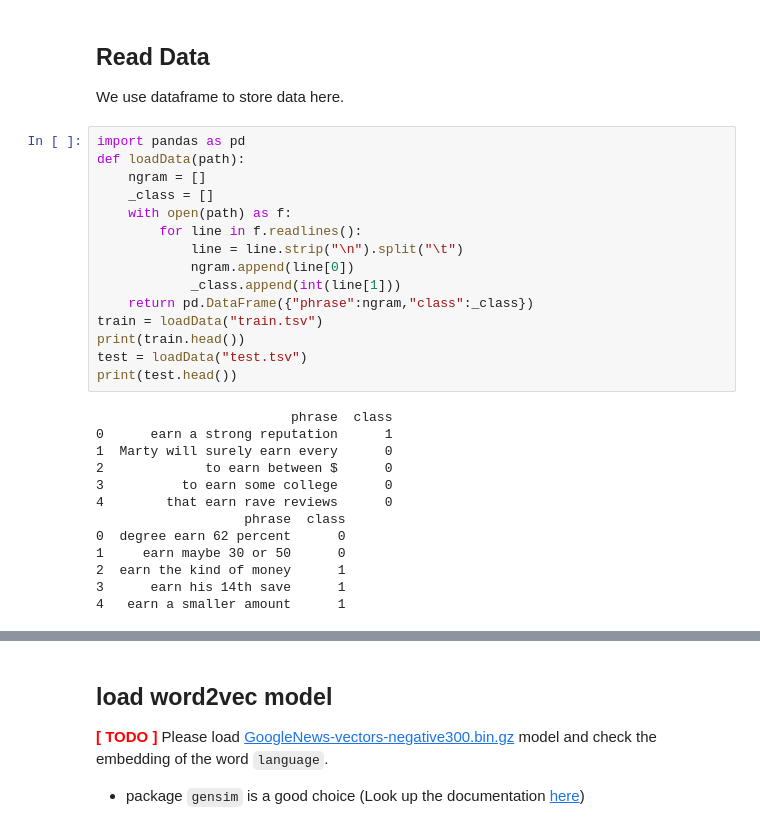
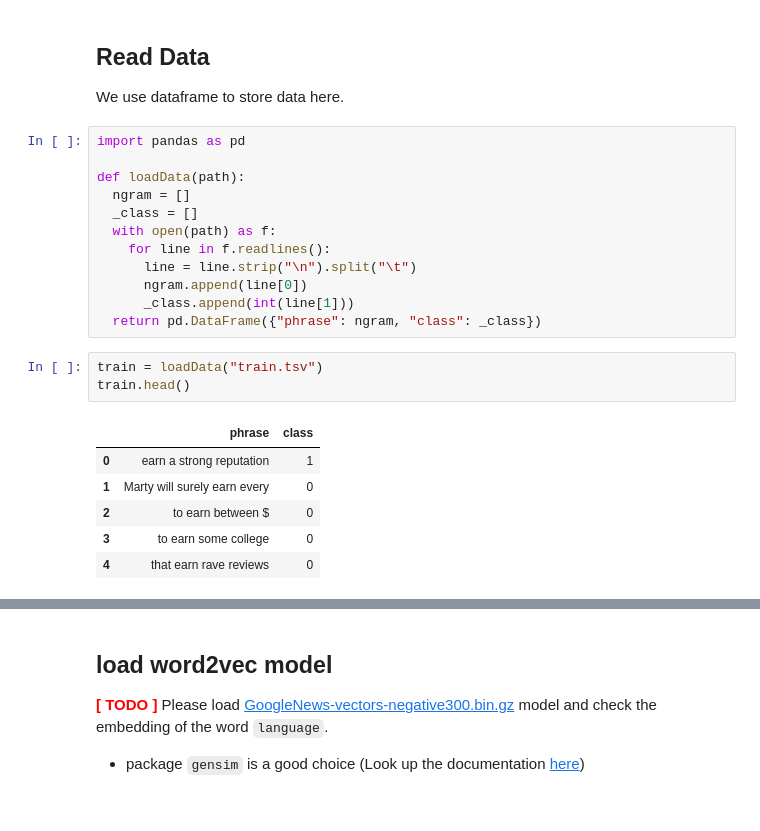
Before and after one commit to phogbinh/1111-nlp, a Jupyter notebook: hw4/hw4.ipynb, the cells around one changed output, grey strips where cells are left out. Saved outputs shown, nothing was run; the diff lists cells and outputs as text.

```diff
--- a/hw4/hw4.ipynb
+++ b/hw4/hw4.ipynb
@@ -18,29 +18,23 @@ https://drive.google.com/drive/folders/1qTIrefo4EFbsVF3LXhKbiahbIrvCLUBJ?usp=sha
 We use dataframe to store data here.
 # %%
 import pandas as pd
+
 def loadData(path):
-    ngram = []
-    _class = []
-    with open(path) as f:
-        for line in f.readlines():
-            line = line.strip("\n").split("\t")
-            ngram.append(line[0])
-            _class.append(int(line[1]))
-    return pd.DataFrame({"phrase":ngram,"class":_class})
-train = loadData("train.tsv")
-print(train.head())
-test = loadData("test.tsv")
-print(test.head())
+  ngram = []
+  _class = []
+  with open(path) as f:
+    for line in f.readlines():
+      line = line.strip("\n").split("\t")
+      ngram.append(line[0])
+      _class.append(int(line[1]))
+  return pd.DataFrame({"phrase": ngram, "class": _class})
-# %% [output]
-                         phrase  class
-0      earn a strong reputation      1
-1  Marty will surely earn every      0
-2             to earn between $      0
-3          to earn some college      0
-4        that earn rave reviews      0
-                   phrase  class
-0  degree earn 62 percent      0
-1     earn maybe 30 or 50      0
-2  earn the kind of money      1
-3      earn his 14th save      1
-4   earn a smaller amount      1
+# %%
+train = loadData("train.tsv")
+train.head()
+# %% [output]
+|  | phrase | class |
+| 0 | earn a strong reputation | 1 |
+| 1 | Marty will surely earn every | 0 |
+| 2 | to earn between $ | 0 |
+| 3 | to earn some college | 0 |
+| 4 | that earn rave reviews | 0 |
```
Also changed, not shown: parts of 31 cells of this notebook.
